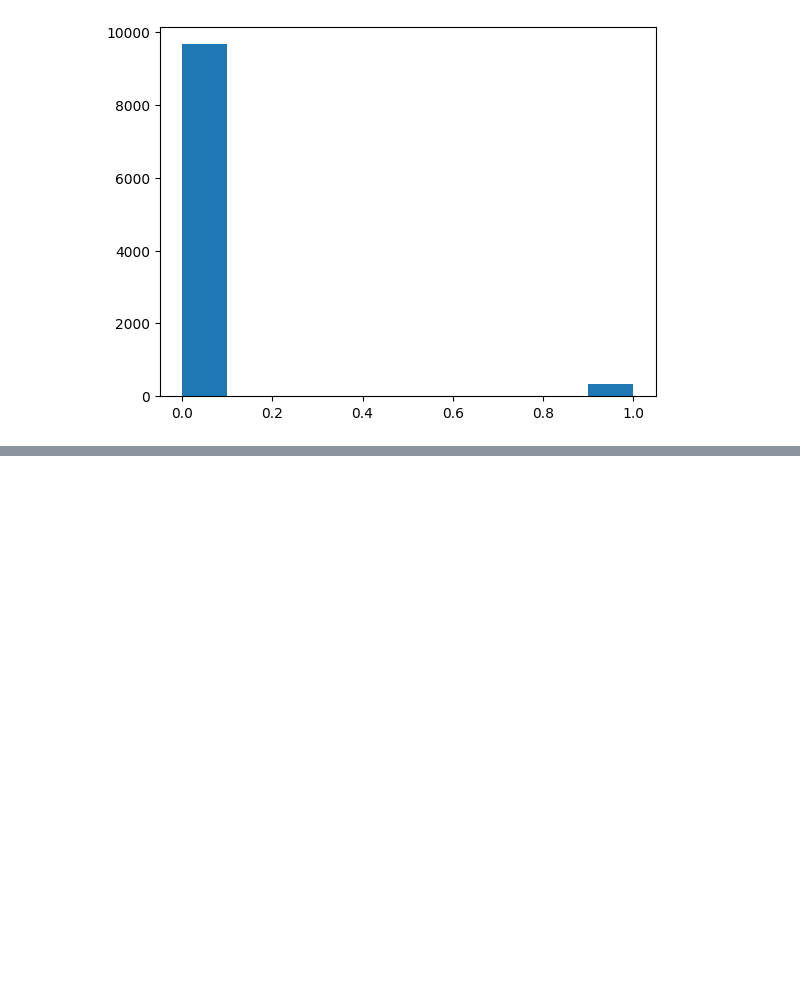
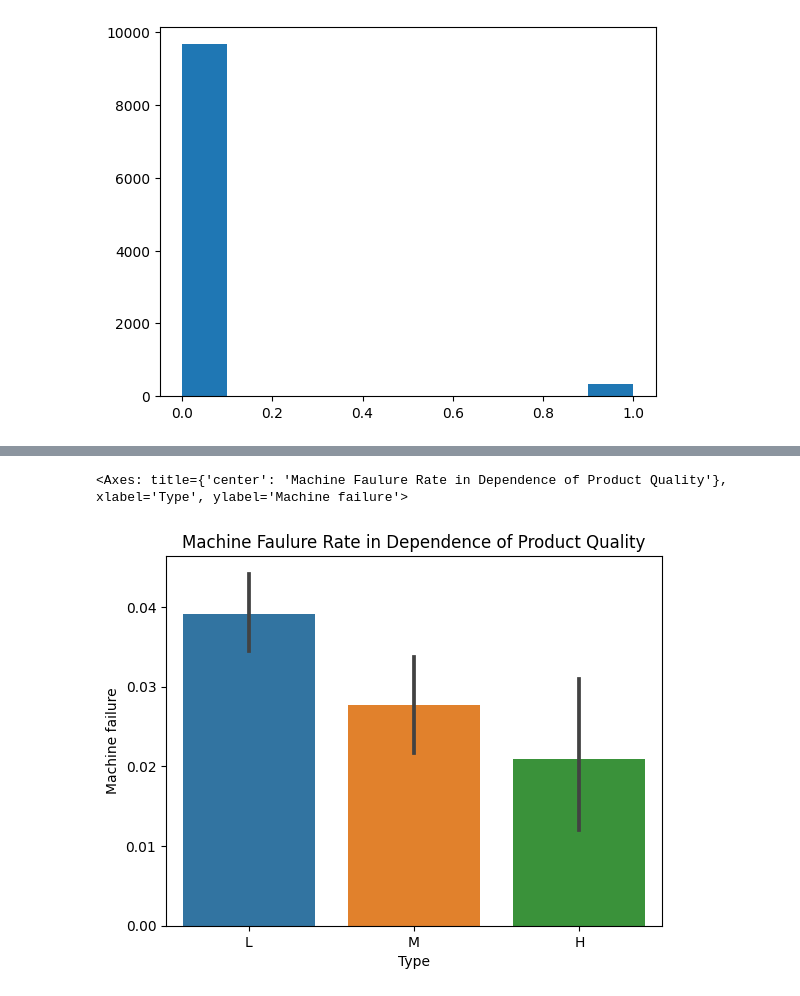
Before and after one commit to Sebastian1981/CBM_DataSimulator, a Jupyter notebook: notebooks/eda.ipynb, the cells around one changed output, grey strips where cells are left out. Saved outputs shown, nothing was run; the diff lists cells and outputs as text; code cells hidden in the pictures; blank space fills up the shorter version.

```diff
--- a/notebooks/eda.ipynb
+++ b/notebooks/eda.ipynb
@@ -20,0 +35,7 @@ plt.show()
+# %%
+# show the machine failure distributions for the three different product quality categories L, M, H
+plt.title('Machine Faulure Rate in Dependence of Product Quality')
+sns.barplot(data=df, x='Type', y='Machine failure', order=df['Type'].value_counts().index)
+# %% [output]
+<Axes: title={'center': 'Machine Faulure Rate in Dependence of Product Quality'}, xlabel='Type', ylabel='Machine failure'>
+[figure, added]
```
Also changed, not shown: parts of 7 cells of this notebook.
